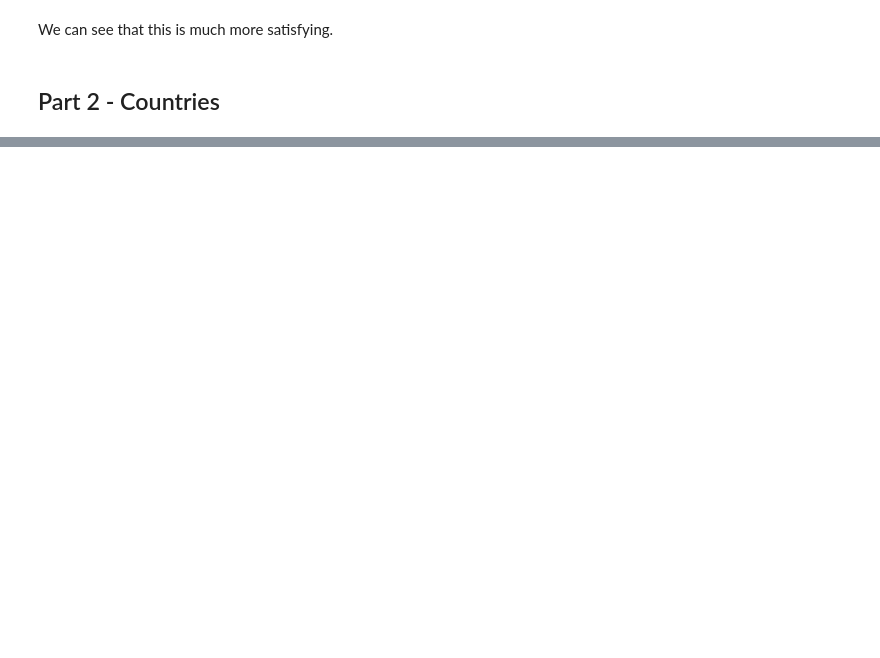
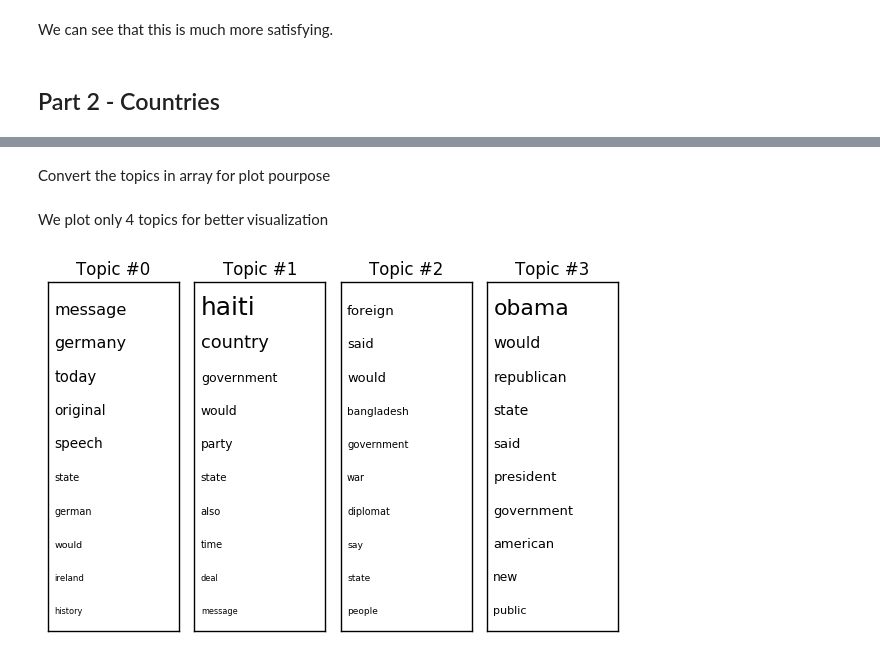
Before and after one commit to mukel/Homework, a Jupyter notebook: 05 - Taming Text/Hw5-TextMining.ipynb, the cells around one changed output, grey strips where cells are left out. Drawn from its saved outputs; the diff is of its cells as text; code cells hidden in the pictures; blank space fills up the shorter version.

```diff
--- a/05 - Taming Text/Hw5-TextMining.ipynb
+++ b/05 - Taming Text/Hw5-TextMining.ipynb
@@ -251,0 +449,3 @@ countries = [item if item not in country_dic else country_dic.get(item) for item
+# %%
+num_topics = 10
+num_top_words = 10
@@ -251,0 +454,32 @@ countries = [item if item not in country_dic else country_dic.get(item) for item
+# %%
+word_topic = lda.show_topics(num_topics=num_topics, num_words=num_top_words, log=False, formatted=False)
+word_topic = [topics for (topicId, topics) in word_topic]
+# %% [markdown]
+Convert the topics in array for plot pourpose
+# %%
+word_topic_array = np.array(word_topic)
+# %%
+word_topics_score = [ float(value) for topics in array for value in topics[:,1]]
+max_score = np.max(word_topics_score)
+# %% [markdown]
+We plot only 4 topics for better visualization
+# %%
+import matplotlib.pyplot as plt
+
+fontsize_base = 70 / max_score  # font size for word with largest share in corpus
+num_columns = 4
+
+for t in range(4):
+    plt.subplot(1, num_columns, t + 1)  # plot numbering starts with 1
+    plt.ylim(0, num_top_words + 0.5)  # stretch the y-axis to accommodate the words
+    plt.xticks([])  # remove x-axis markings ('ticks')
+    plt.yticks([]) # remove y-axis markings ('ticks')
+    plt.title('Topic #{}'.format(t))
+
+    for i, (word, share) in enumerate(word_topic_array[t,:]):
+        font_size = fontsize_base*float(share)
+        plt.text(0.05, num_top_words-i-0.5, word, fontsize=font_size)
+
+plt.tight_layout()
+# %% [output]
+[figure, added]
```
Also changed, not shown: parts of 65 cells of this notebook.
